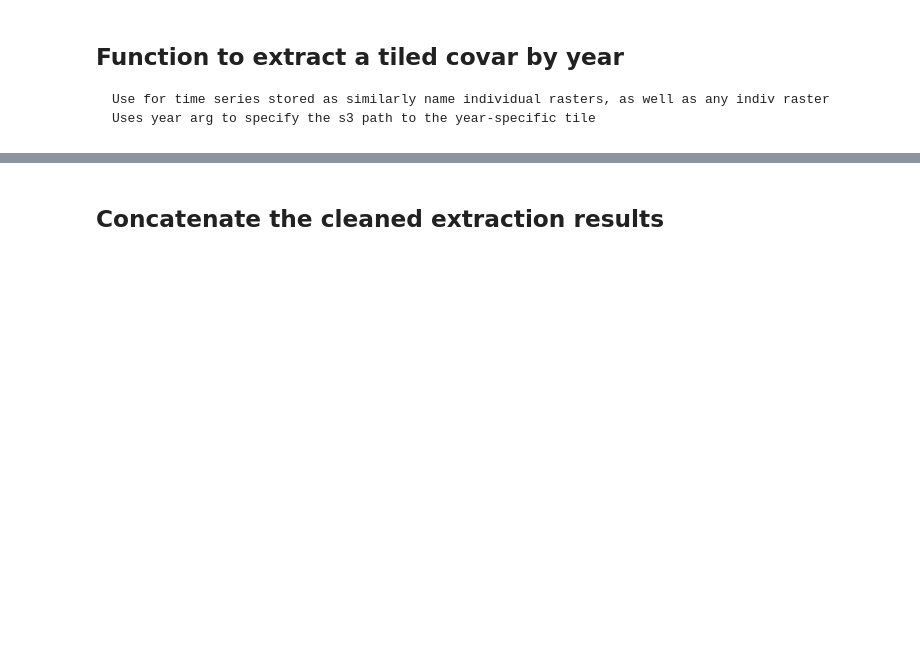
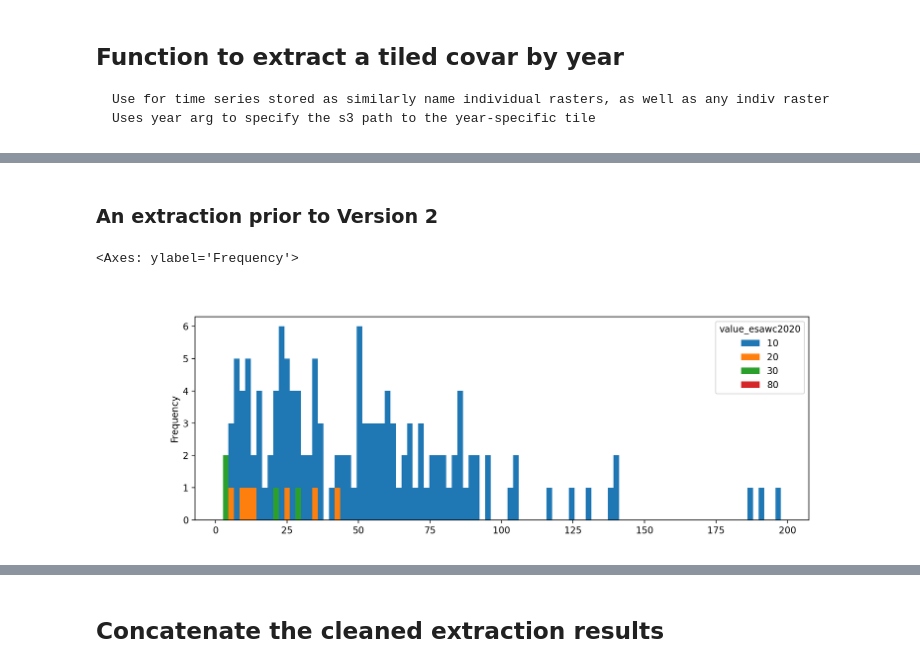
Before and after one commit to pahbs/maap_tools, a Jupyter notebook: notebooks/Extract_TCC_from_points_AWS.ipynb, the cells around one changed output, grey strips where cells are left out. Drawn from its saved outputs; the diff is of its cells as text; code cells hidden in the pictures; blank space fills up the shorter version.

```diff
--- a/notebooks/Extract_TCC_from_points_AWS.ipynb
+++ b/notebooks/Extract_TCC_from_points_AWS.ipynb
@@ -507,0 +755,8 @@ Wall time: 1h 5min 9s
+# %% [markdown]
+### An extraction prior to Version 2
+# %%
+liang_gdf_20240528 = gpd.read_file('/projects/my-public-bucket/databank/extract_from_points/liang_plots_high_latitude_s3_20240528.gpkg')
+liang_gdf_20240528.pivot(columns="value_esawc2020", values="value_AGB_H30_2020").plot.hist(bins=100, figsize=(12,4))
+# %% [output]
+<Axes: ylabel='Frequency'>
+[figure, added]
```
Also changed, not shown: parts of 96 cells of this notebook, 6 other files.
